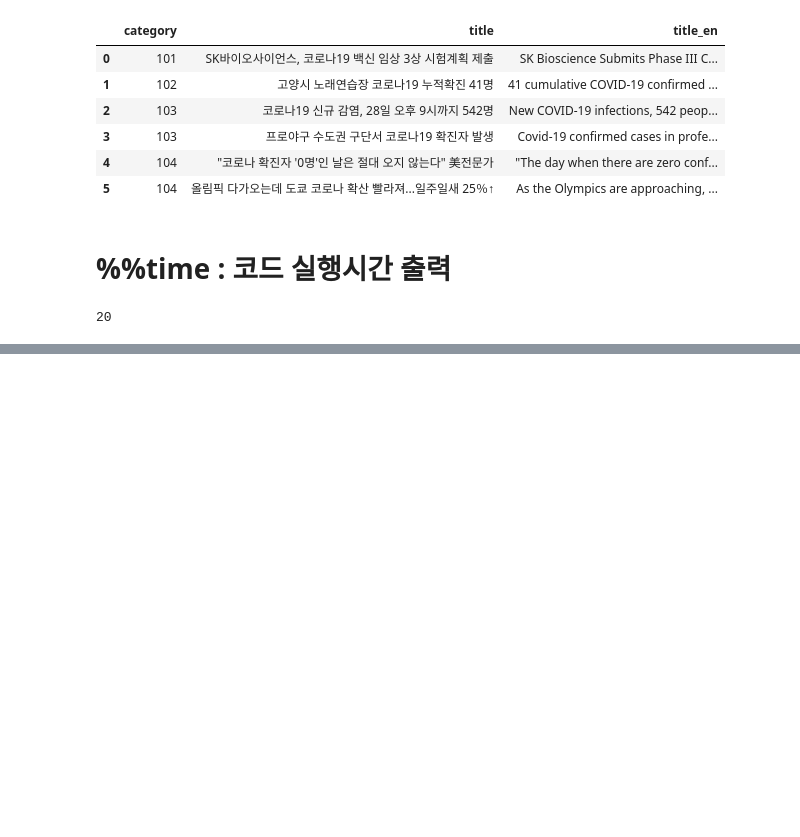
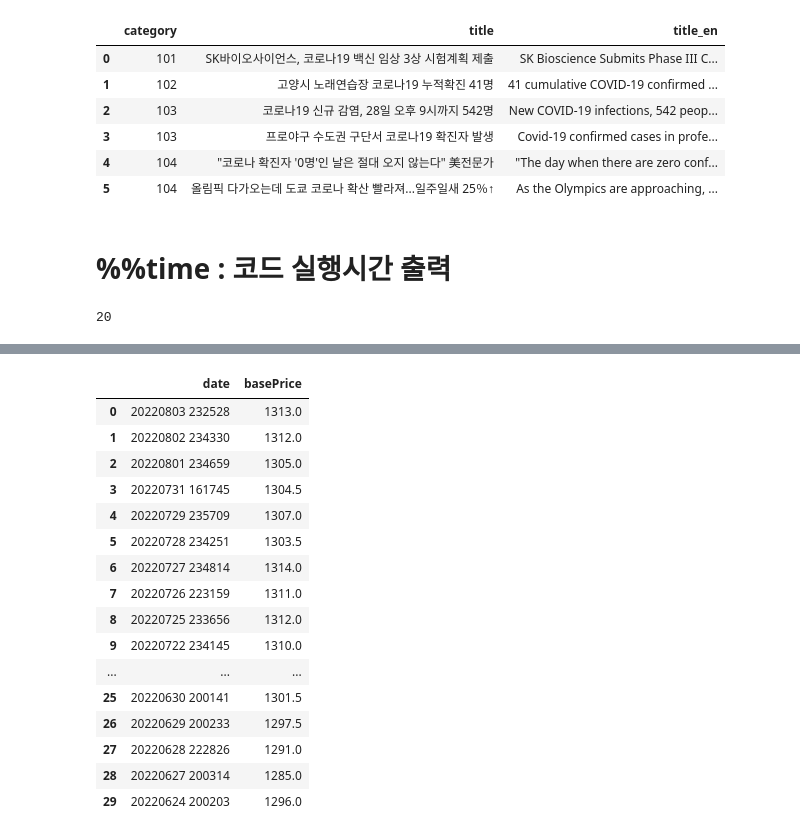
Before and after one commit to prefer100/ai_practice, a Jupyter notebook: web_crawling_day1_02_requests_api_github.ipynb, the cells around one changed output, grey strips where cells are left out. Drawn from its saved outputs; the diff is of its cells as text; code cells hidden in the pictures; blank space fills up the shorter version.

```diff
--- a/web_crawling_day1_02_requests_api_github.ipynb
+++ b/web_crawling_day1_02_requests_api_github.ipynb
@@ -146,0 +232,23 @@ print(data)
+# %%
+usd['date'] = usd["date"].apply(lambda data: (data.replace("-","")))
+usd['date'] = usd["date"].apply(lambda data: (data.replace(":","")))
+# %%
+usd
+# %% [output]
+|  | date | basePrice |
+| 0 | 20220803 232528 | 1313.0 |
+| 1 | 20220802 234330 | 1312.0 |
+| 2 | 20220801 234659 | 1305.0 |
+| 3 | 20220731 161745 | 1304.5 |
+| 4 | 20220729 235709 | 1307.0 |
+| 5 | 20220728 234251 | 1303.5 |
+| 6 | 20220727 234814 | 1314.0 |
+| 7 | 20220726 223159 | 1311.0 |
+| 8 | 20220725 233656 | 1312.0 |
+| 9 | 20220722 234145 | 1310.0 |
+| ... | ... | ... |
+| 25 | 20220630 200141 | 1301.5 |
+| 26 | 20220629 200233 | 1297.5 |
+| 27 | 20220628 222826 | 1291.0 |
+| 28 | 20220627 200314 | 1285.0 |
+| 29 | 20220624 200203 | 1296.0 |
```
Also changed, not shown: parts of 7 cells of this notebook.
